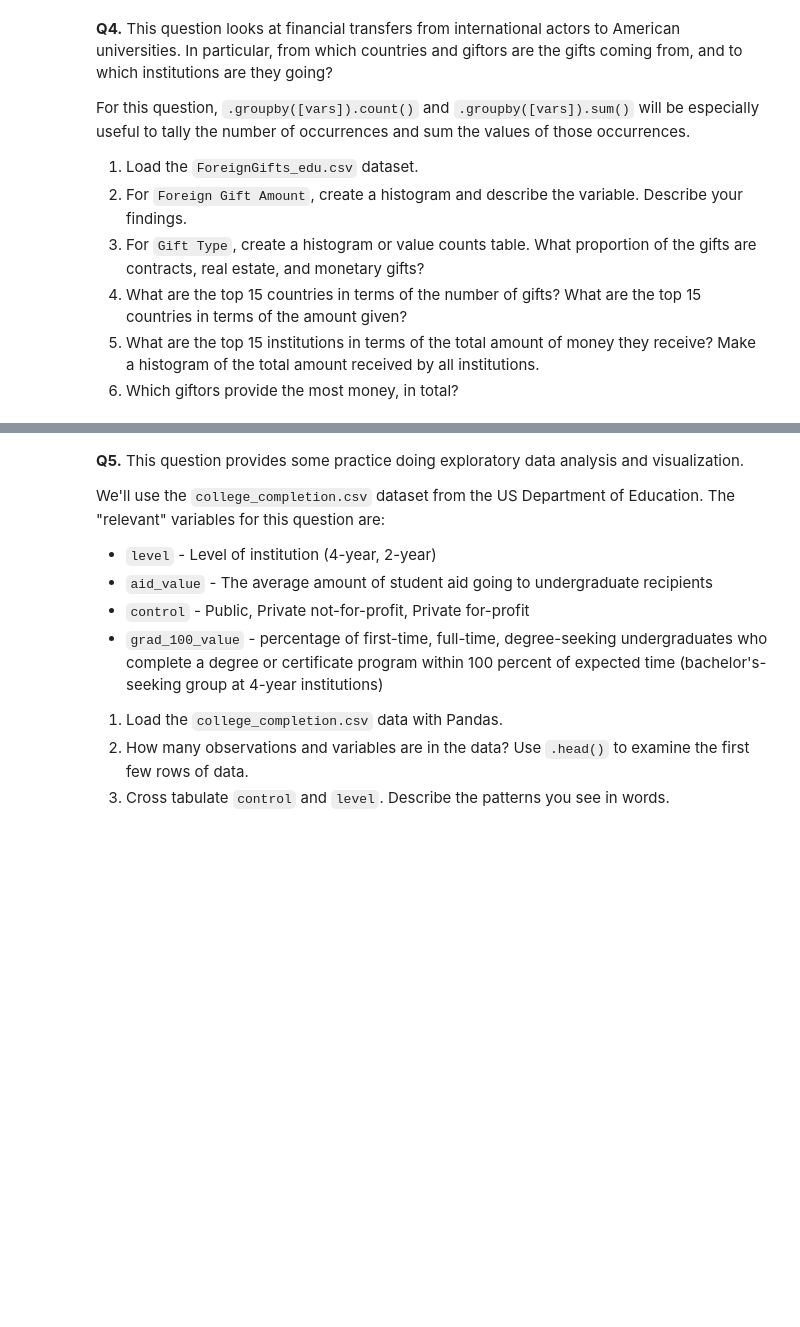
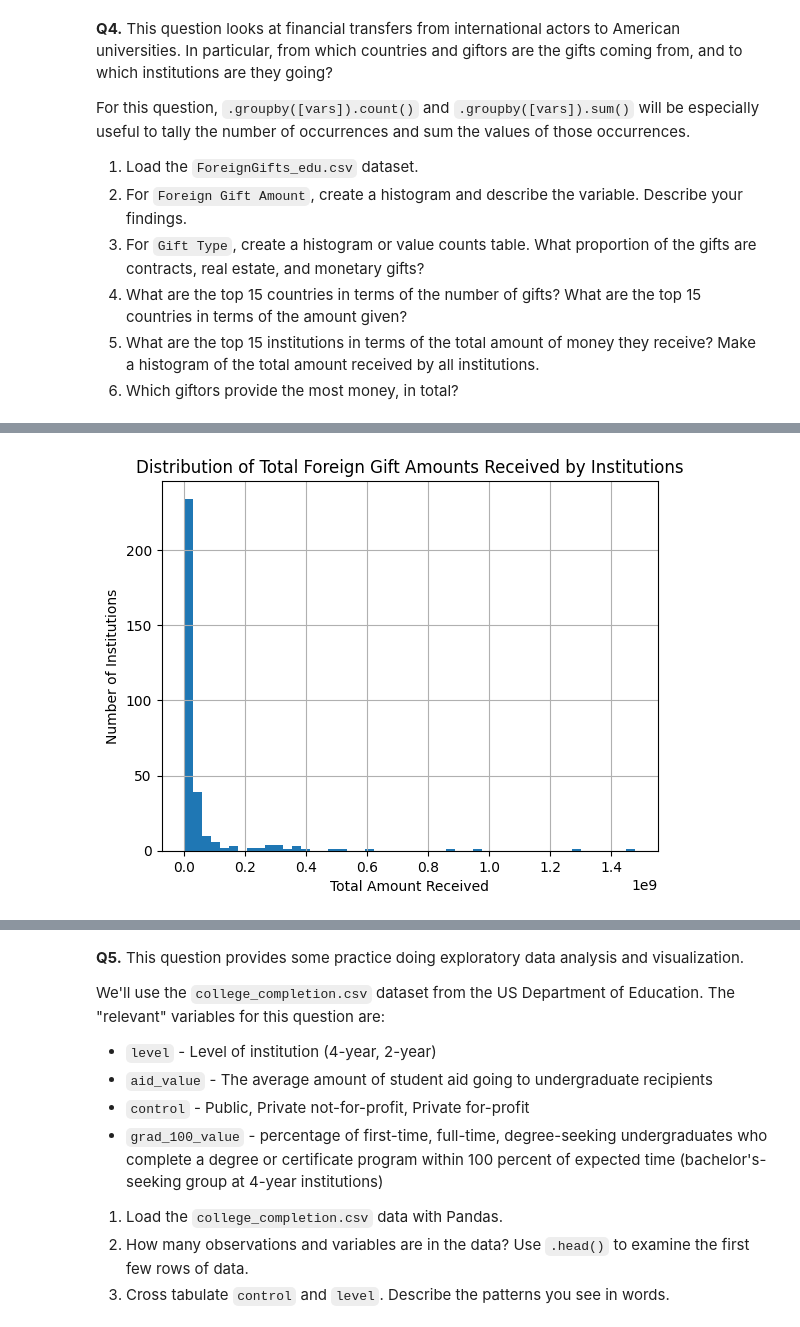
Before and after one commit to namithatholasi/undergrad_ml_assignments, a Jupyter notebook: 01_assignment_wrangling_and_eda.ipynb, the cells around one changed output, grey strips where cells are left out. Saved outputs shown, nothing was run; the diff lists cells and outputs as text; code cells hidden in the pictures; blank space fills up the shorter version.

```diff
--- a/01_assignment_wrangling_and_eda.ipynb
+++ b/01_assignment_wrangling_and_eda.ipynb
@@ -361,0 +506,12 @@ For this question, `.groupby([vars]).count()` and `.groupby([vars]).sum()` will
+# %%
+#Q4.5
+
+#Histogram of total amounts received
+totals = df_gifts.groupby("Institution Name")["Foreign Gift Amount"].sum()
+totals.hist(bins=50)
+plt.xlabel("Total Amount Received")
+plt.ylabel("Number of Institutions")
+plt.title("Distribution of Total Foreign Gift Amounts Received by Institutions")
+plt.show()
+# %% [output]
+[figure, added]
```
Also changed, not shown: parts of 14 cells of this notebook.
